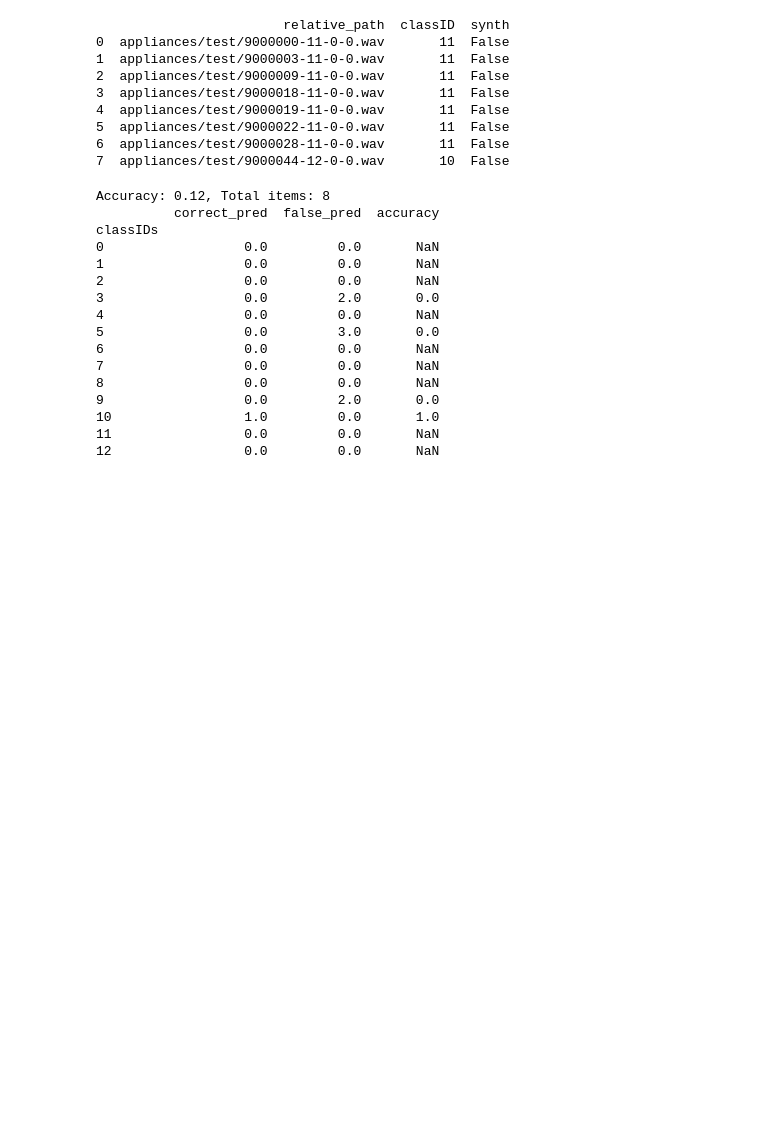
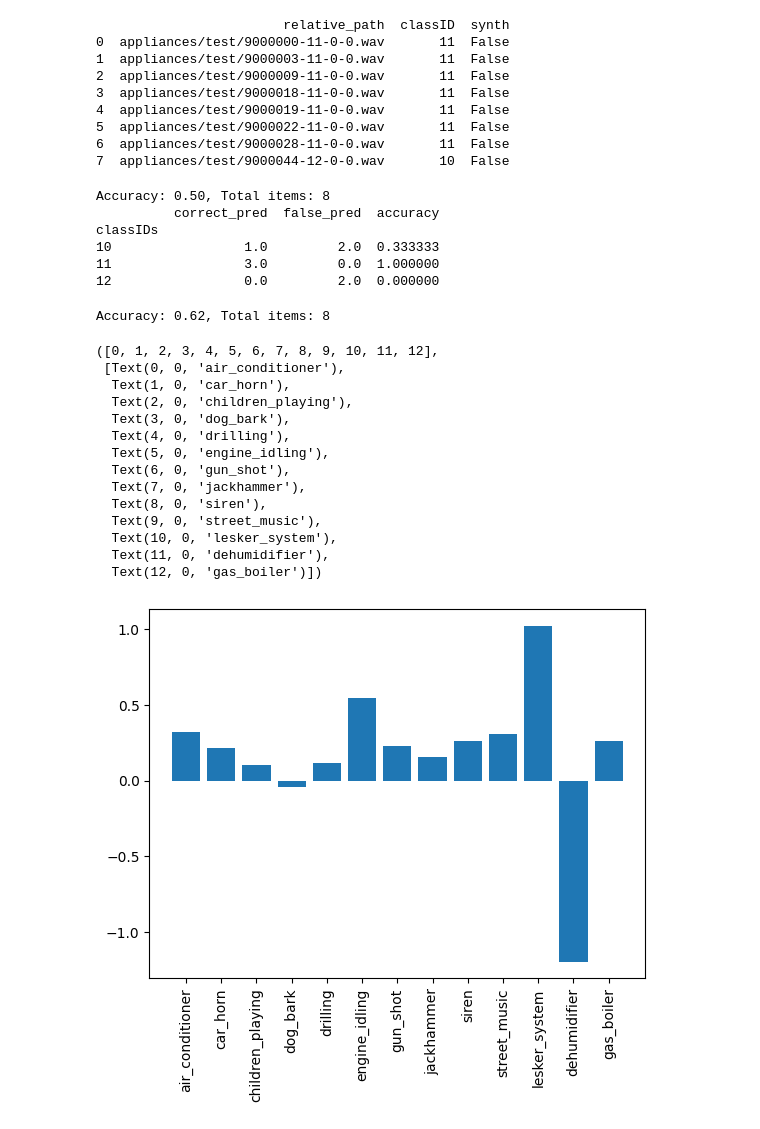
Before and after one commit to farthornas/labear, a Jupyter notebook: applience_ears.ipynb, the cells around one changed output. Cells and saved outputs as stored; diff of their text form; code cells hidden in the pictures; blank space fills up the shorter version.

```diff
--- a/applience_ears.ipynb
+++ b/applience_ears.ipynb
@@ -251,8 +241,6 @@ class AudioUtil():
         return np.absolute(aug_spec) # Jonas added np.absolute
 # %%
 from torch.utils.data import DataLoader, Dataset, random_split
-import torchaudio
-
 #----------------
 #Sound dataset
 #----------------
@@ -281,12 +269,11 @@ class SoundDS(Dataset):
         class_id = self.df.loc[idx, 'classID']
         audio_file = str(self.df.loc[idx, 'relative_path'])
         aud = AudioUtil.open(audio_file)
+        gain_aud = AudioUtil.apply_gain(aud)
         if self.df.loc[idx, 'synth'] == True:
-            aud = AudioUtil.add_rand_effect(aud)
-        reaud = AudioUtil.resample(aud, self.sr)
+            gain_aud = AudioUtil.add_rand_effect(gain_aud)
+        reaud = AudioUtil.resample(gain_aud, self.sr)
         rechan = AudioUtil.rechannel(reaud, self.channel)
-        #if self.df.loc[idx, 'synth'] == True:
-        #    rechan = AudioUtil.add_rand_effect(rechan)
         dur_aud = AudioUtil.pad_trunc(rechan, self.duration)
         shift_aud = AudioUtil.time_shift(dur_aud, self.shift_pct)
         sgram = AudioUtil.spectro_gram(shift_aud, n_mels=64, n_fft=1024, hop_len=None)
@@ -457,6 +442,5 @@ Epoch: 0, Loss: 1.96, Accuracy: 0.34
 Finished Training
 # %%
-import numpy as np
 
 #-------------------
 #Inferrence
@@ -504,7 +488,7 @@ def inferrence (model, v_dl):
     acc = correct_prediction / total_prediction
     df_metr['accuracy'] = df_metr['correct_pred'] / (df_metr['correct_pred'] + df_metr['false_pred'])
     print(f'Accuracy: {acc:.2f}, Total items: {total_prediction}')
-    return df_metr
+    return df_metr, outputs
 
 
 
@@ -559,25 +538,56 @@ print(df_test)
 7  appliances/test/9000044-12-0-0.wav       10  False
 # %%
 ds_test = SoundDS(df_test, data_paths)
-test_dl = torch.utils.data.DataLoader(ds_test, batch_size=10, shuffle=False)
+test_dl = torch.utils.data.DataLoader(ds_test, batch_size=8, shuffle=False)
 # %%
-d = inferrence(myModel, test_dl)
+
+
+d, output = inferrence(myModel, test_dl)
+d2 = d.head()
+d2
+
 print(d)
+#print(output)
 # %% [output]
-Accuracy: 0.12, Total items: 8
+Accuracy: 0.50, Total items: 8
           correct_pred  false_pred  accuracy
 classIDs
-0                  0.0         0.0       NaN
-1                  0.0         0.0       NaN
-2                  0.0         0.0       NaN
-3                  0.0         2.0       0.0
-4                  0.0         0.0       NaN
-5                  0.0         3.0       0.0
-6                  0.0         0.0       NaN
-7                  0.0         0.0       NaN
-8                  0.0         0.0       NaN
-9                  0.0         2.0       0.0
-10                 1.0         0.0       1.0
-11                 0.0         0.0       NaN
-12                 0.0         0.0       NaN
+10                 1.0         2.0  0.333333
+11                 3.0         0.0  1.000000
+12                 0.0         2.0  0.000000
+# %%
+d, output = inferrence(myModel, test_dl)
+d2 = d.head()
+#d2
+
+#0 = air_conditioner
+#1 = car_horn
+#2 = children_playing
+#3 = dog_bark
+#4 = drilling
+#5 = engine_idling
+#6 = gun_shot
+#7 = jackhammer
+#8 = siren
+#9 = street_music
+classes = ["air_conditioner", "car_horn", "children_playing", "dog_bark", "drilling", "engine_idling", "gun_shot", "jackhammer", "siren", "street_music", "lesker_system", "dehumidifier", "gas_boiler"]
+ax = plt.bar(classes, output[7])
+plt.xticks(rotation='vertical')
+# %% [output]
+Accuracy: 0.62, Total items: 8
+([0, 1, 2, 3, 4, 5, 6, 7, 8, 9, 10, 11, 12],
+ [Text(0, 0, 'air_conditioner'),
+  Text(1, 0, 'car_horn'),
+  Text(2, 0, 'children_playing'),
+  Text(3, 0, 'dog_bark'),
+  Text(4, 0, 'drilling'),
+  Text(5, 0, 'engine_idling'),
+  Text(6, 0, 'gun_shot'),
+  Text(7, 0, 'jackhammer'),
+  Text(8, 0, 'siren'),
+  Text(9, 0, 'street_music'),
+  Text(10, 0, 'lesker_system'),
+  Text(11, 0, 'dehumidifier'),
+  Text(12, 0, 'gas_boiler')])
+[figure, added]
 # %%
```
Also changed, not shown: parts of 11 cells of this notebook, 3 other files.
